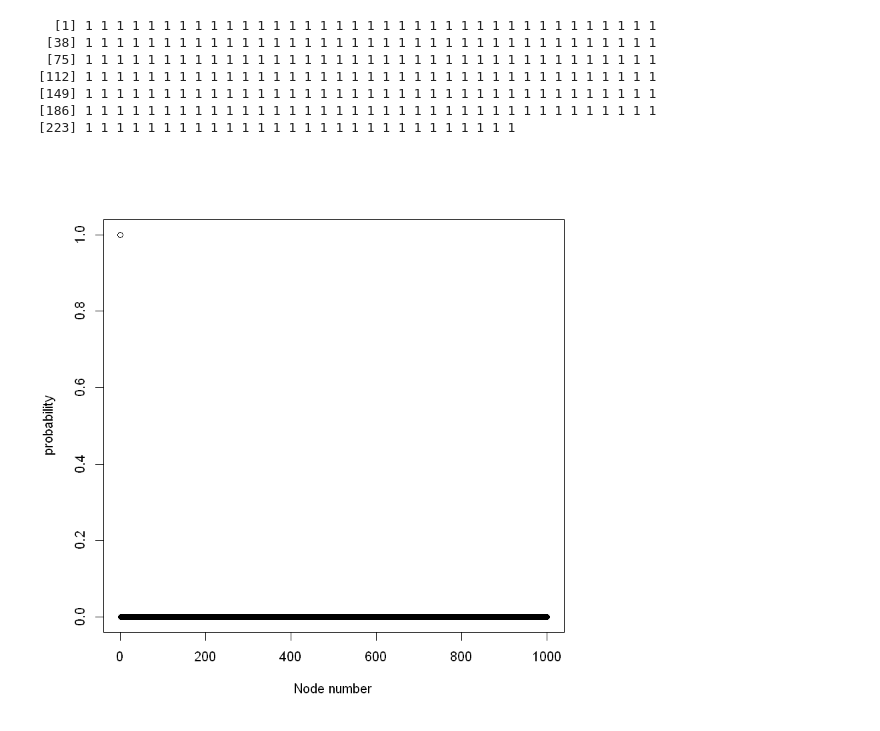
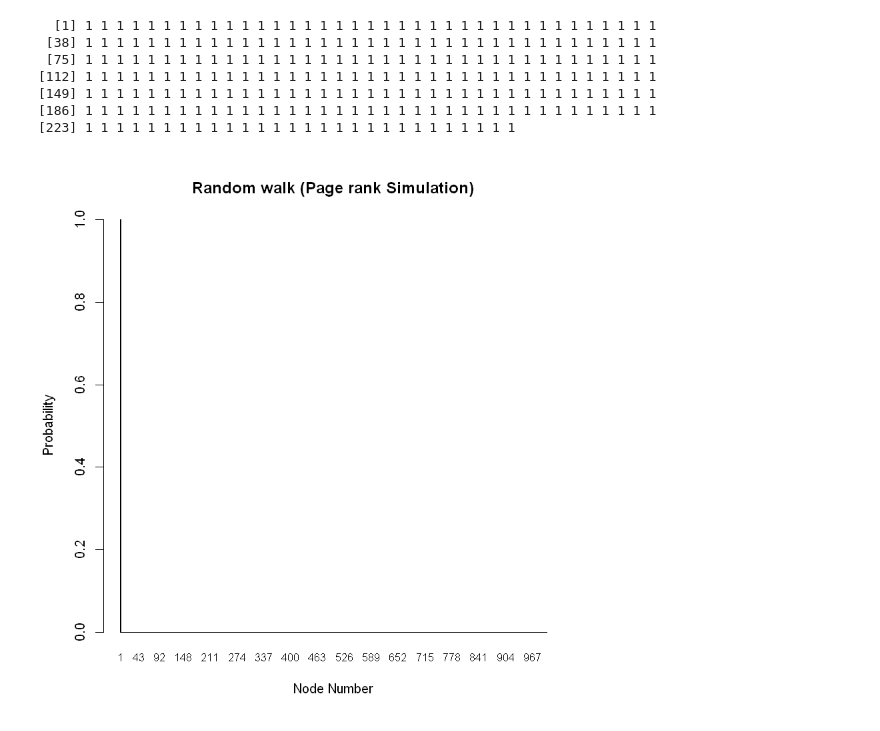
Before and after one commit to ayushdg/Random-Graphs-and-Random-Walks, a Jupyter notebook: P2_Q3_Ayush.ipynb, the cells around one changed output. Cells and saved outputs as stored; diff of their text form; code cells hidden in the pictures.

```diff
--- a/P2_Q3_Ayush.ipynb
+++ b/P2_Q3_Ayush.ipynb
@@ -65,7 +48,7 @@ steady_state_node = c()
 
 
 for(i in sample.int(1000, size = 250)){
-v_last = random_walk(g,15,i)
+v_last = random_walk(g,20,i)
 steady_state_node = c(steady_state_node, v_last)
 }
 print(steady_state_node)
@@ -80,14 +63,15 @@ print(steady_state_node)
 # %%
 x = 1:1000
 counts = integer(1000)
 for(i in steady_state_node)
 {
         counts[i] = counts[i] + 1
 }
-my_mat = matrix(c(x,counts/250), nrow = 1000,ncol = 2)
-plot(my_mat, xlab = "Node number",ylab = "probability")
+#my_mat = matrix(c(x,counts/250), nrow = 1000,ncol = 2)
+barplot(counts/250,main= "Random walk (Page rank Simulation)", xlab = "Node Number", ylab = "Probability"
+       , names.arg= x, cex.names = 0.8,ylim=c(0, 1.0))
 # %% [output]
-[figure, old version]
+[figure, new version]
 # %%
 #Function for random walk with teleportation
 random_walk_modified = function (g, num_steps, start_node, transition_matrix = NULL, teleportation_Prob = 0){
```
Also changed, not shown: parts of 3 cells of this notebook.
